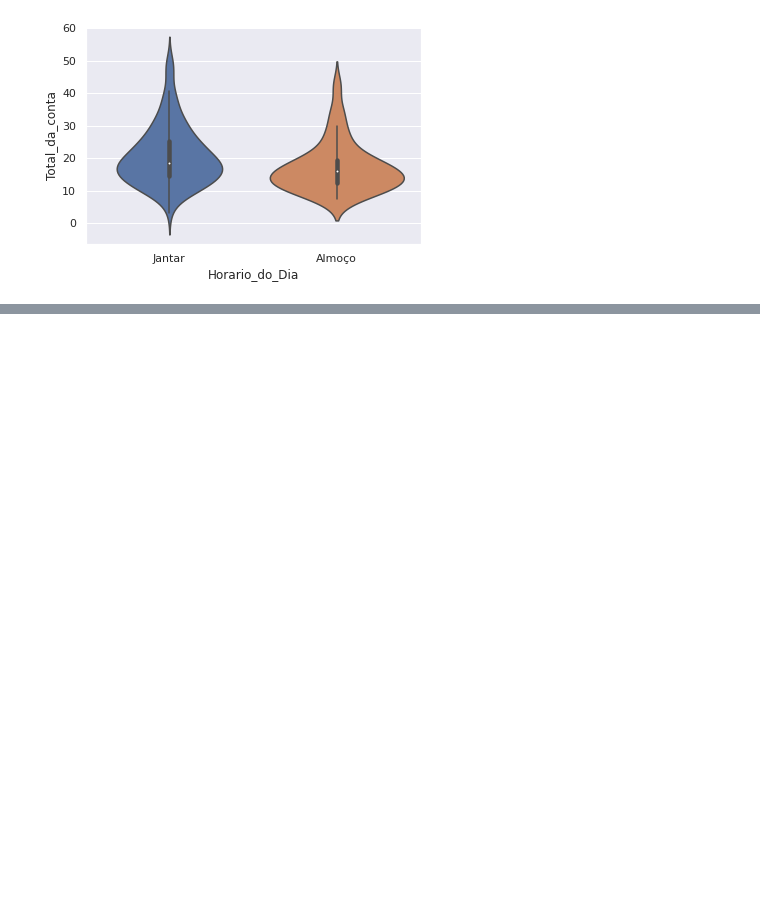
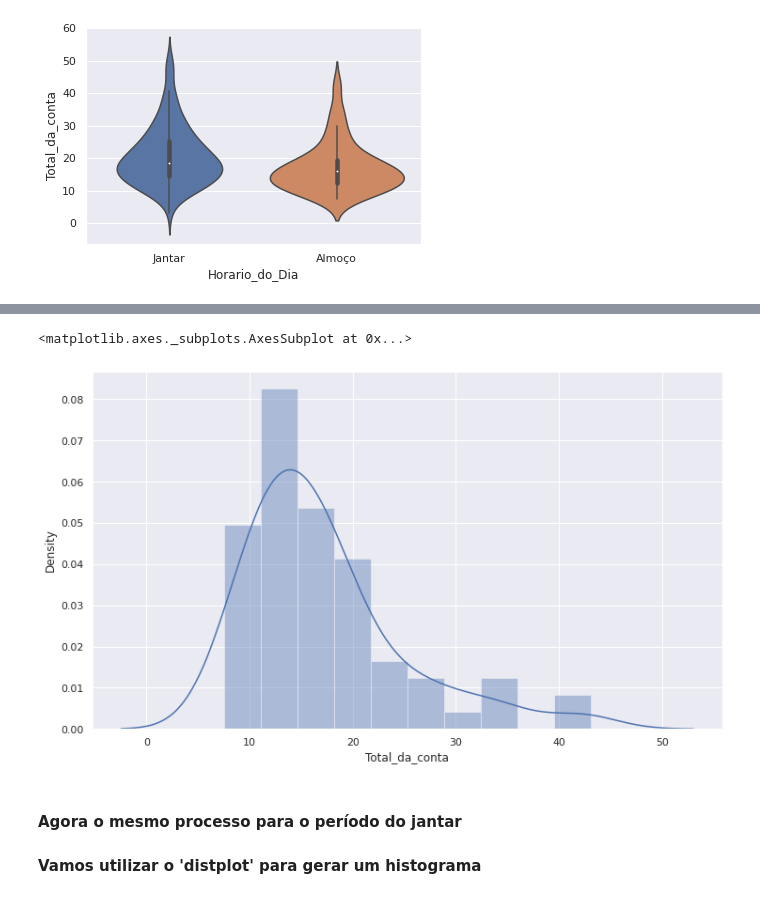
Before and after one commit to Olivierah/Data_Visualization, a Jupyter notebook: Tips_Data_Sample.ipynb, the cells around one changed output, grey strips where cells are left out. Saved outputs shown, nothing was run; the diff lists cells and outputs as text; code cells hidden in the pictures; blank space fills up the shorter version.

```diff
--- a/Tips_Data_Sample.ipynb
+++ b/Tips_Data_Sample.ipynb
@@ -521,0 +544,10 @@ MI = sns.violinplot(x='Horario_do_Dia', y='Total_da_conta', data=dados)
+# %%
+plt.figure(figsize=(12,7))
+sns.distplot(tot_cont_almoco)
+# %% [output]
+<matplotlib.axes._subplots.AxesSubplot at 0x...>
+[figure, added]
+# %% [markdown]
+#### Agora o mesmo processo para o período do jantar
+
+#### Vamos utilizar o 'distplot' para gerar um histograma
```
Also changed, not shown: parts of 30 cells of this notebook.
